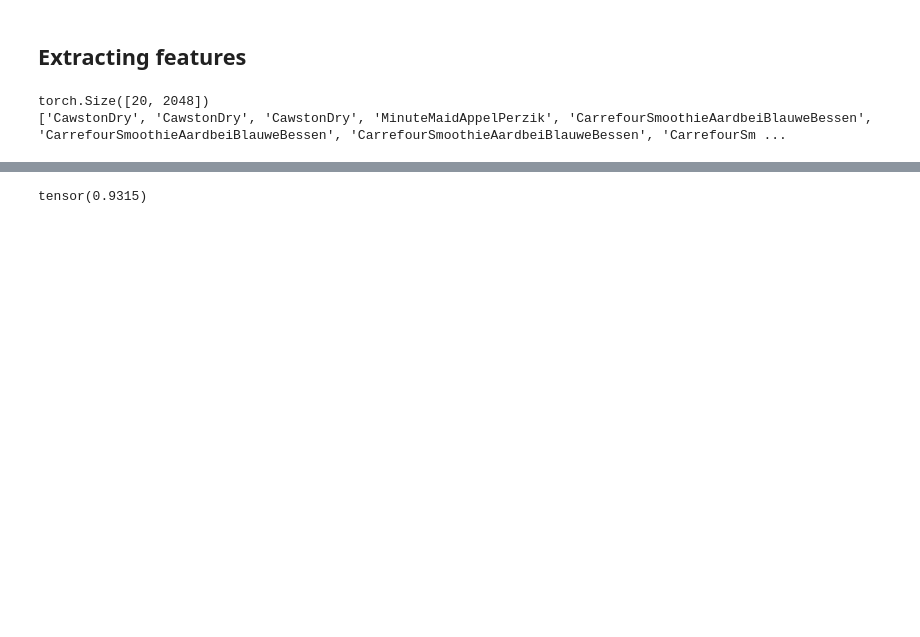
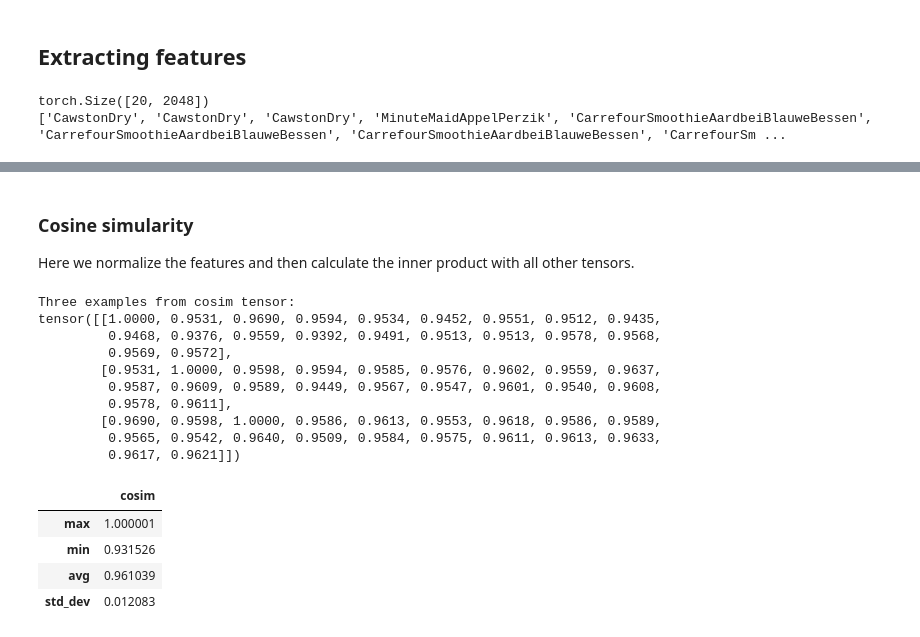
Before and after one commit to Olivier172/mp, a Jupyter notebook: vissl_training/validation/Validation SSL model.ipynb, the cells around one changed output, grey strips where cells are left out. Drawn from its saved outputs; the diff is of its cells as text; code cells hidden in the pictures; blank space fills up the shorter version.

```diff
--- a/vissl_training/validation/Validation SSL model.ipynb
+++ b/vissl_training/validation/Validation SSL model.ipynb
@@ -217,6 +259,47 @@ tensor([[ 87.3110,  83.9168,  87.3473, 109.3133, 135.7349,  77.9418,  95.8140,
+# %% [markdown]
+### Cosine simularity
+Here we normalize the features and then calculate the inner product with all other tensors.
 # %%
-fts_stack_norm = fts_stack / fts_stack.norm(dim=1).unsqueeze(1)
-cosim = fts_stack_norm.matmul(fts_stack_norm.T)
-cosim.min()
+#NORMALIZE features in feature stack:
+fts_stack_norm = fts_stack / fts_stack.norm(dim=1,keepdim=True)
+#fts.norm(dim=1,keepdim=True)
+# dim=1: calculate norm over the second dimension (features/columns)
+# keepdim=True: keep batch/stack dimension of features
+
+#.norm is deprecated, newer version https://pytorch.org/docs/stable/generated/torch.linalg.matrix_norm.html#torch.linalg.matrix_norm
+#fts_stack_norm = fts_stack / torch.linalg.matrix_norm(fts_stack, dim=1, keepdim=True) #newer version?
-# %% [output]
-tensor(0.9315)
+# %%
+#calculate cosine simularity (cosim)
+#fts_stack is a matrix with n rows and 2048 columns (features)
+#matrix product of fts_stack * fts_stack^T = cosin_sim with all other images from the stack
+cosim = fts_stack_norm.matmul(fts_stack_norm.T)
+print("Three examples from cosim tensor:\n{}".format(cosim[0:3]))
+
+#data analytics
+data = np.zeros((4))
+#data
+data[0]= cosim.max()
+data[1]= cosim.min()
+data[2]= torch.mean(cosim)
+data[3]= torch.std(cosim)
+#labels
+data_labels=["max","min","avg","std_dev"]
+
+df = pd.DataFrame(data=data,index=data_labels, columns=["cosim"])
+display(df)
+# %% [output]
+Three examples from cosim tensor:
+tensor([[1.0000, 0.9531, 0.9690, 0.9594, 0.9534, 0.9452, 0.9551, 0.9512, 0.9435,
+         0.9468, 0.9376, 0.9559, 0.9392, 0.9491, 0.9513, 0.9513, 0.9578, 0.9568,
+         0.9569, 0.9572],
+        [0.9531, 1.0000, 0.9598, 0.9594, 0.9585, 0.9576, 0.9602, 0.9559, 0.9637,
+         0.9587, 0.9609, 0.9589, 0.9449, 0.9567, 0.9547, 0.9601, 0.9540, 0.9608,
+         0.9578, 0.9611],
+        [0.9690, 0.9598, 1.0000, 0.9586, 0.9613, 0.9553, 0.9618, 0.9586, 0.9589,
+         0.9565, 0.9542, 0.9640, 0.9509, 0.9584, 0.9575, 0.9611, 0.9613, 0.9633,
+         0.9617, 0.9621]])
+|  | cosim |
+| max | 1.000001 |
+| min | 0.931526 |
+| avg | 0.961039 |
+| std_dev | 0.012083 |
```
Also changed, not shown: parts of 16 cells of this notebook, 1 other file.
